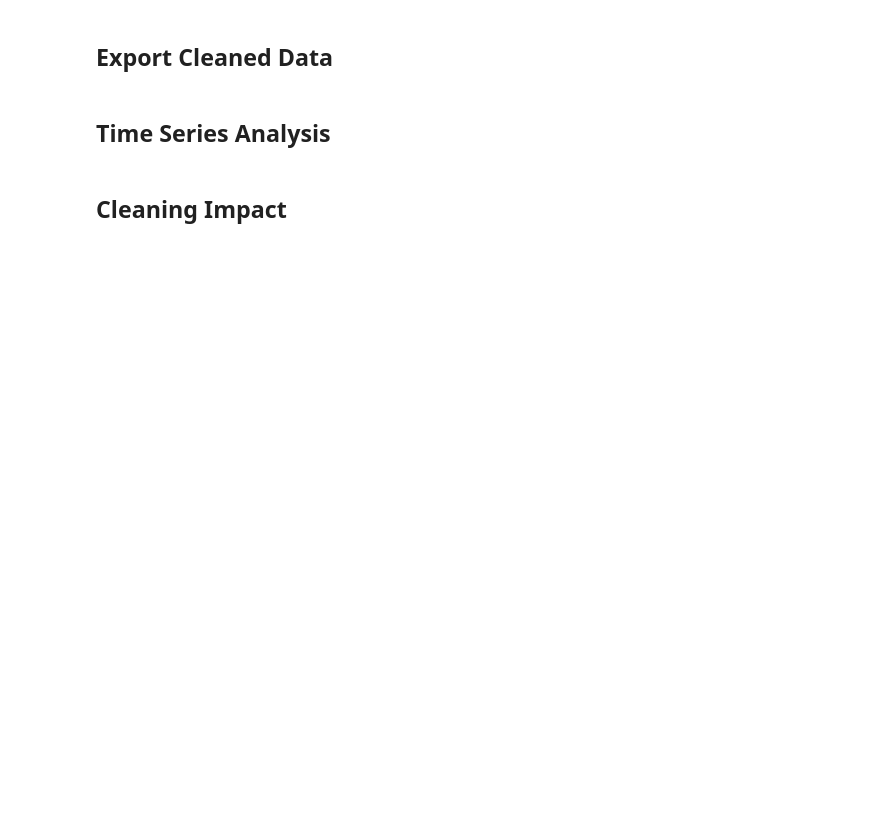
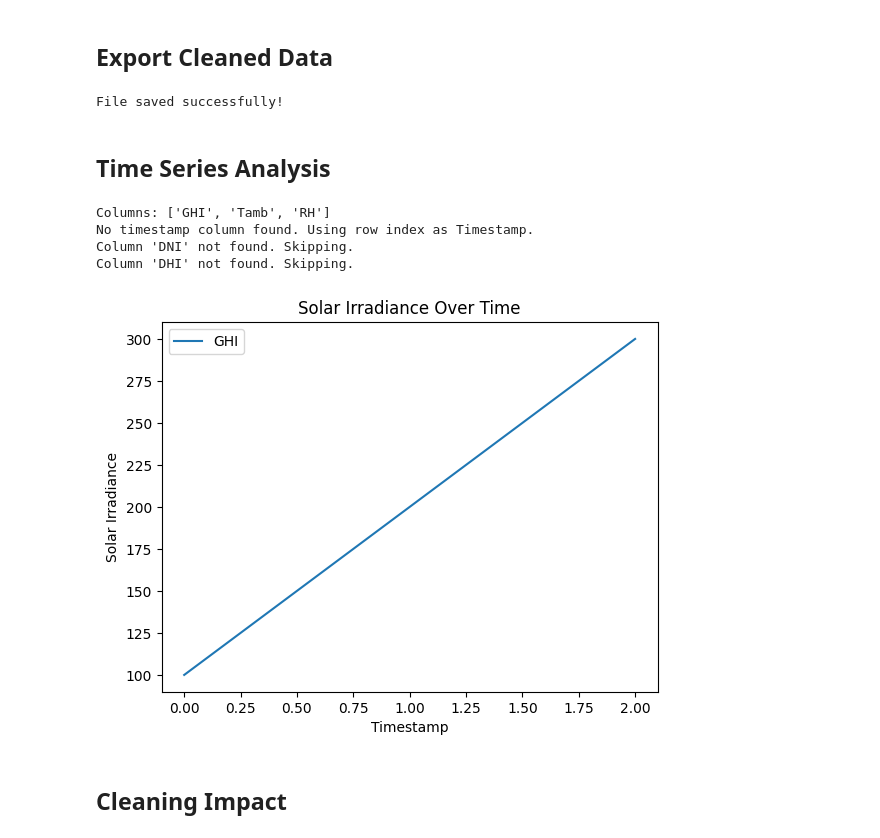
Before and after one commit to Hakima-Muktar/solar-challenge-week-0, a Jupyter notebook: notebook/benin_eda.ipynb, the cells around one changed output. Cells and saved outputs as stored; diff of their text form; code cells hidden in the pictures; blank space fills up the shorter version.

```diff
--- a/notebook/benin_eda.ipynb
+++ b/notebook/benin_eda.ipynb
@@ -53,25 +122,51 @@ df[cols_to_check] = df[cols_to_check].fillna(df[cols_to_check].median())
 ## Export Cleaned Data
 # %%
 import pandas as pd
-import matplotlib.pyplot as plt
-import seaborn as sns
+df = pd.DataFrame({
+    'GHI': [100, 200, 300],
+    'Tamb': [25, 30, 35],
+    'RH': [40, 50, 60]
+})
+os.makedirs('data', exist_ok=True)
 
 df.to_csv('data/benin-malanville.csv', index=False)
+print("File saved successfully!")
+# %% [output]
+File saved successfully!
 # %% [markdown]
 ## Time Series Analysis
 # %%
+import pandas as pd
 import matplotlib.pyplot as plt
-import pandas as pd
 
-plt.figure(figsize=(12,6))
-plt.plot(df['Timestamp'], df['GHI'], label='GHI')
-plt.plot(df['Timestamp'], df['DNI'], label='DNI')
-plt.plot(df['Timestamp'], df['DHI'], label='DHI')
+df = pd.read_csv('data/benin-malanville.csv')
+print("Columns:", df.columns.tolist())
+possible_time_cols = [c for c in df.columns if 'time' in c.lower() or 'date' in c.lower()]
+
+if possible_time_cols:
+    df['Timestamp'] = pd.to_datetime(df[possible_time_cols[0]])
+else:
+    df['Timestamp'] = range(len(df))
+    print("No timestamp column found. Using row index as Timestamp.")
+
+
+for col in ['GHI', 'DNI', 'DHI']:
+    if col not in df.columns:
+        print(f"Column '{col}' not found. Skipping.")
+        continue
+    plt.plot(df['Timestamp'], df[col], label=col)
+
 plt.xlabel('Timestamp')
 plt.ylabel('Solar Irradiance')
 plt.title('Solar Irradiance Over Time')
 plt.legend()
 plt.show()
+# %% [output]
+Columns: ['GHI', 'Tamb', 'RH']
+No timestamp column found. Using row index as Timestamp.
+Column 'DNI' not found. Skipping.
+Column 'DHI' not found. Skipping.
+[figure, added]
 # %% [markdown]
 ## Cleaning Impact
 # %%
```
Also changed, not shown: parts of 9 cells of this notebook, 10 other files.
